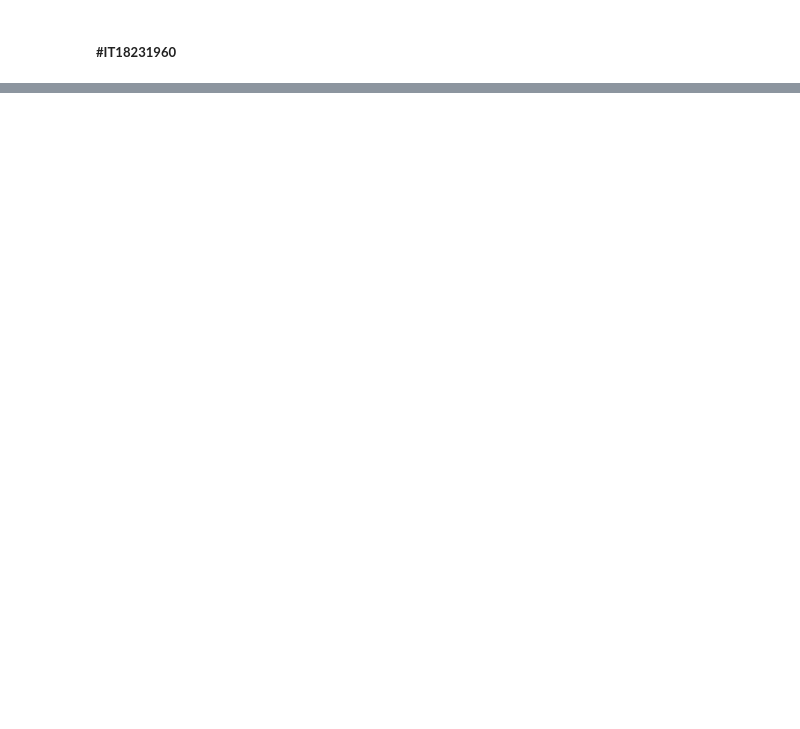
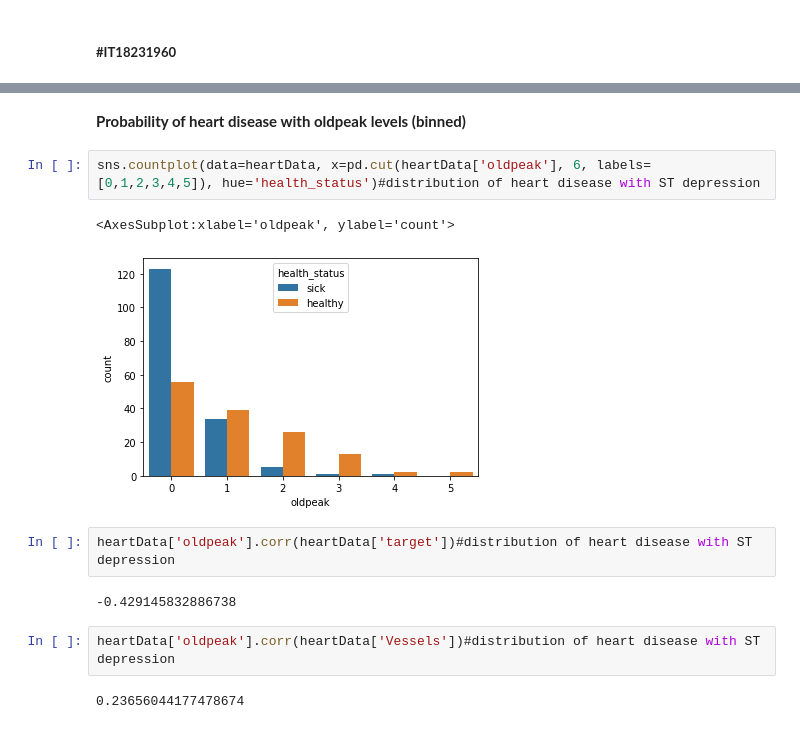
Before and after one commit to VinuriHemalka/ML_Assignment2_IT18257328_IT18257946_IT18220216_IT18231960, a Jupyter notebook: DataAnalysis.ipynb, the cells around one changed output, grey strips where cells are left out. Saved outputs shown, nothing was run; the diff lists cells and outputs as text; blank space fills up the shorter version.

```diff
--- a/DataAnalysis.ipynb
+++ b/DataAnalysis.ipynb
@@ -284,0 +307,15 @@ heartData['thalach'].corr(heartData['target'])#distribution of heart disease wit
+# %% [markdown]
+**Probability of heart disease with oldpeak levels (binned)**
+# %%
+sns.countplot(data=heartData, x=pd.cut(heartData['oldpeak'], 6, labels=[0,1,2,3,4,5]), hue='health_status')#distribution of heart disease with ST depression
+# %% [output]
+<AxesSubplot:xlabel='oldpeak', ylabel='count'>
+[figure, added]
+# %%
+heartData['oldpeak'].corr(heartData['target'])#distribution of heart disease with ST depression
+# %% [output]
+-0.429145832886738
+# %%
+heartData['oldpeak'].corr(heartData['Vessels'])#distribution of heart disease with ST depression
+# %% [output]
+0.23656044177478674
```
Also changed, not shown: parts of 18 cells of this notebook.
